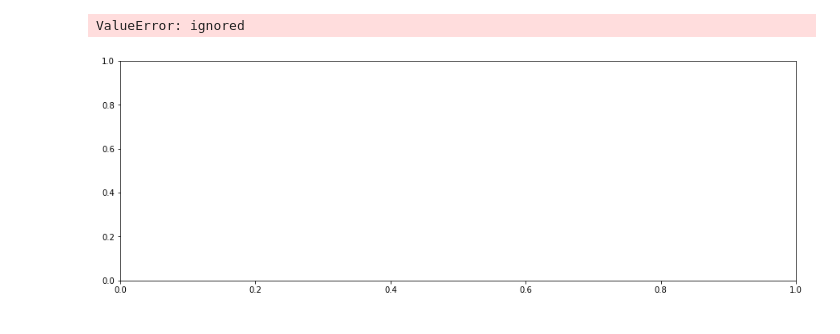
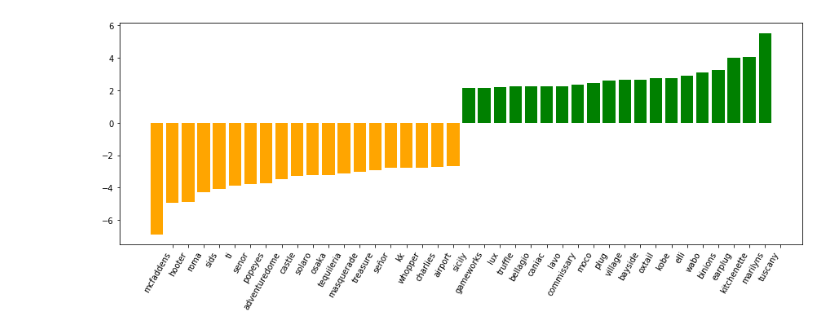
Before and after one commit to anuradhaboche/yelp-dataset-analysis, a Jupyter notebook: yelp_machine_learning.ipynb, the cells around one changed output. Saved outputs shown, nothing was run; the diff lists cells and outputs as text; code cells hidden in the pictures.

```diff
--- a/yelp_machine_learning.ipynb
+++ b/yelp_machine_learning.ipynb
@@ -169,3 +127,7 @@ def plot_coefficients(classifier, feature_names, top_features=20):
  feature_names = np.array(feature_names)
  plt.xticks(np.arange(1, 1 + 2 * top_features), feature_names[top_coefficients], rotation=60, ha='right')
  plt.show()
+# %%
+plot_coefficients(svm, vector.get_feature_names())
+# %% [output]
+[figure, added]
@@ -172,8 +157,5 @@ def plot_coefficients(classifier, feature_names, top_features=20):
 # %%
-plot_coefficients(svm_pca, vector.get_feature_names())
+
 # las_vegas_coefs= pd.DataFrame({'score': svm.coef_[0], 'words': vector.get_feature_names()})
 # las_vegas_coefs.set_index('words', inplace=True)
 # las_vegas_coefs= las_vegas_coefs.sort_values(by='score', ascending=False)
-# %% [output]
-ValueError: ignored
-[figure, removed]
```
Also changed, not shown: parts of 11 cells of this notebook, 3 other files.
